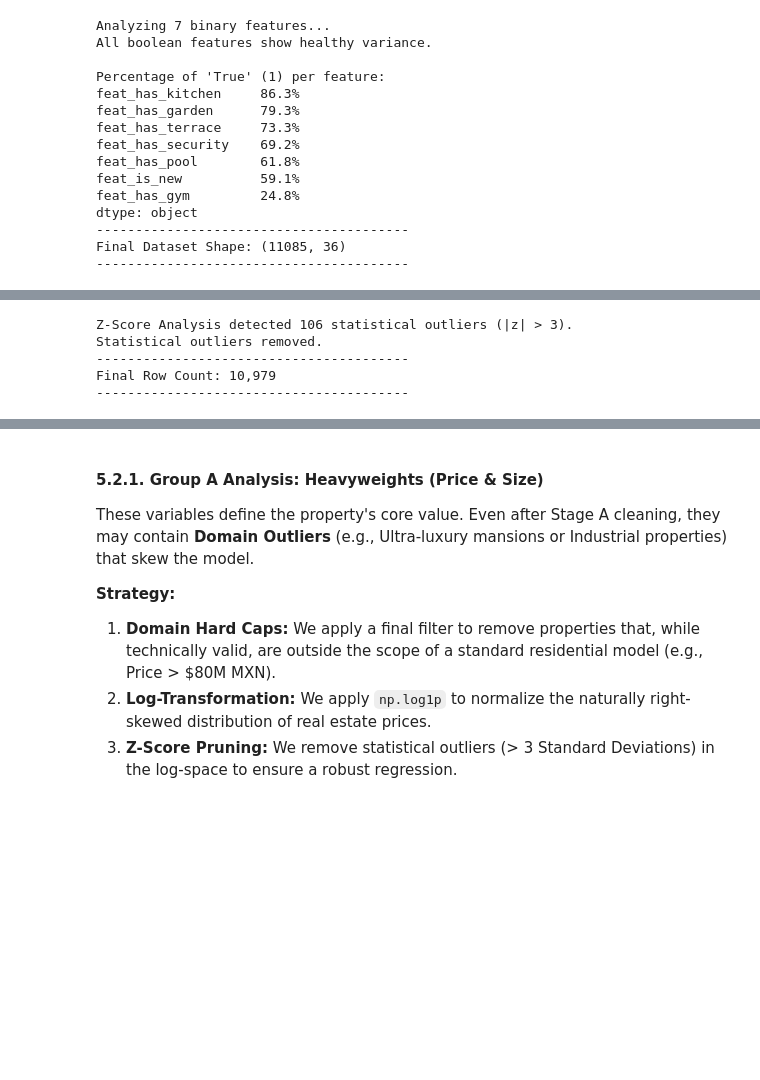
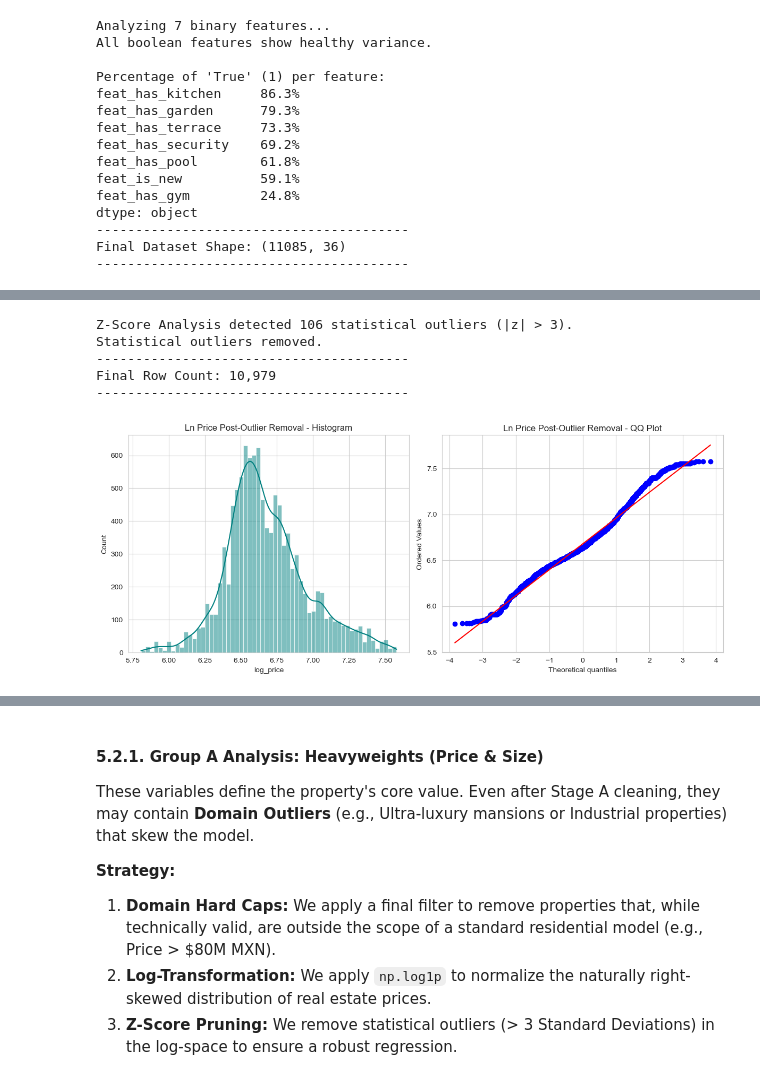
Before and after one commit to ColossalCoin/real-state-qro, a Jupyter notebook: notebooks/03_model_diagnosis_and_feature_engineering.ipynb, the cells around one changed output, grey strips where cells are left out. Saved outputs shown, nothing was run; the diff lists cells and outputs as text; code cells hidden in the pictures; blank space fills up the shorter version.

```diff
--- a/notebooks/03_model_diagnosis_and_feature_engineering.ipynb
+++ b/notebooks/03_model_diagnosis_and_feature_engineering.ipynb
@@ -876,28 +838,31 @@ Result: Moderately Skewed. Z-score is acceptable but use with caution.
 # %%
 from scipy.stats import zscore
 
 # 6. Statistical Outlier Removal (Z-Score)
 # We calculate Z-score on the log-transformed data
-z_scores = np.abs(zscore(df['target_log_price']))
+z_scores = np.abs(zscore(df['log_price']))
 THRESHOLD = 3  # Standard 3-sigma rule
 
 outliers_mask = z_scores > THRESHOLD
 n_outliers = outliers_mask.sum()
 
 if n_outliers > 0:
     print(f"Z-Score Analysis detected {n_outliers} statistical outliers (|z| > {THRESHOLD}).")
     # Dropping those extreme points that don't follow the log-normal distribution
     df = df[~outliers_mask]
     print(f"Statistical outliers removed.")
 else:
     print(f"No statistical outliers detected with Z-Score > {THRESHOLD}.")
 
 print("-" * 40)
 print(f"Final Row Count: {df.shape[0]:,}")
 print("-" * 40)
+
+plot_diagnostics(df['log_price'], 'Ln Price Post-Outlier Removal')
 # %% [output]
 Z-Score Analysis detected 106 statistical outliers (|z| > 3).
 Statistical outliers removed.
 ----------------------------------------
 Final Row Count: 10,979
 ----------------------------------------
+[figure, added]
```
Also changed, not shown: parts of 10 cells of this notebook.
